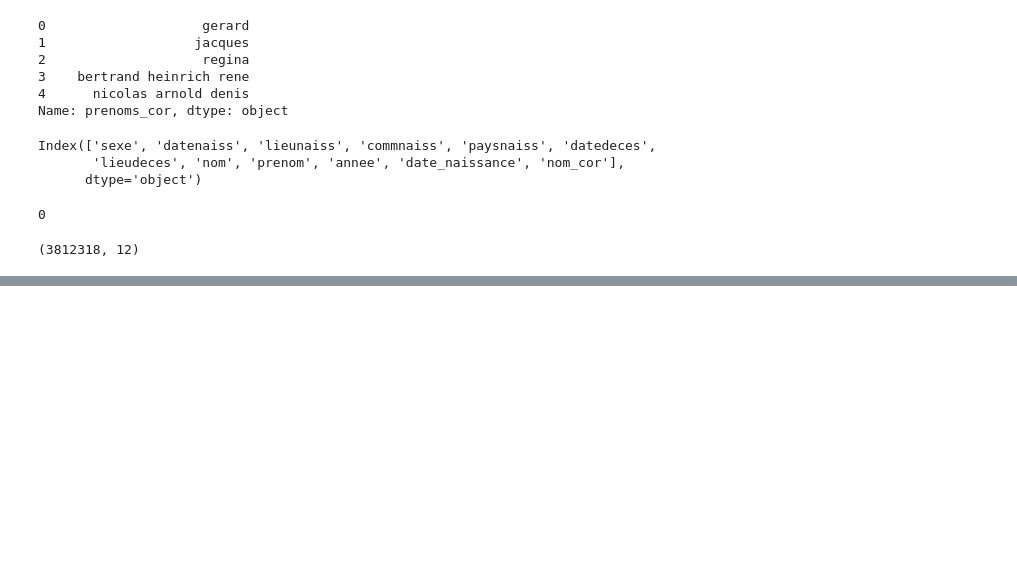
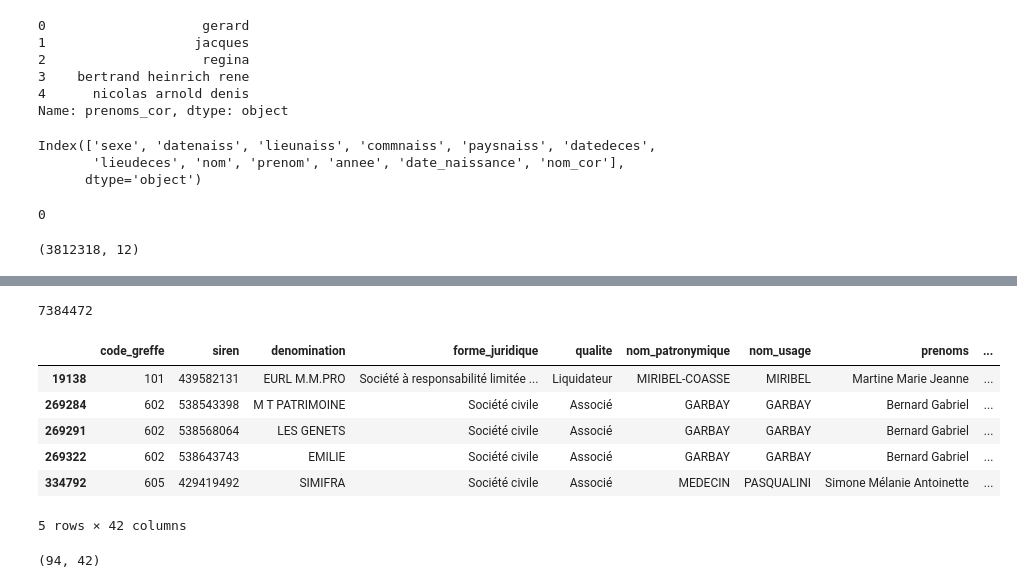
Before and after one commit to raphaeleadjerad/data_inpi, a Jupyter notebook: code/croisement_deces.ipynb, the cells around one changed output, grey strips where cells are left out. Cells and saved outputs as stored; diff of their text form; code cells hidden in the pictures; blank space fills up the shorter version.

Commit message:
test du merge avec les données de deces

```diff
--- a/code/croisement_deces.ipynb
+++ b/code/croisement_deces.ipynb
@@ -307,0 +321,5 @@ deces.shape # 3812318
+# %%
+deces = deces.rename({"lieunaiss" : "code_commune_nais", "nom_cor" : "nom_usage_cor", "prenom": "prenoms_cor"}, axis=1)
+# %%
+df_rep_pm.loc[(df_rep_pm["nom_patronymique_cor"].isna() == False) & (df_rep_pm["nom_usage_cor"].isna()), 'nom_usage_cor'] = \
+    df_rep_pm.loc[(df_rep_pm["nom_patronymique_cor"].isna() == False) & (df_rep_pm["nom_usage_cor"].isna()), 'nom_patronymique_cor']
@@ -308,2 +335,2 @@ deces.shape # 3812318
 # %%
-test = pd.merge(df_rep_pm, deces, on=)
+test = pd.merge(df_rep_pm, deces, on=["date_naissance", "code_commune_nais", "nom_usage_cor", "prenoms_cor"], how="left")
@@ -309,0 +355,18 @@ test = pd.merge(df_rep_pm, deces, on=)
+# %%
+test["datedeces"].isna().sum()  # 7384472
+# %% [output]
+7384472
+# %%
+test.loc[test["datedeces"].isna() == False,:].head()
+# %% [output]
+|  | code_greffe | siren | denomination | forme_juridique | qualite | nom_patronymique | nom_usage | prenoms | ... |
+| 19138 | 101 | 439582131 | EURL M.M.PRO | Société à responsabilité limitée ... | Liquidateur | MIRIBEL-COASSE | MIRIBEL | Martine Marie Jeanne | ... |
+| 269284 | 602 | 538543398 | M T PATRIMOINE | Société civile | Associé | GARBAY | GARBAY | Bernard Gabriel | ... |
+| 269291 | 602 | 538568064 | LES GENETS | Société civile | Associé | GARBAY | GARBAY | Bernard Gabriel | ... |
+| 269322 | 602 | 538643743 | EMILIE | Société civile | Associé | GARBAY | GARBAY | Bernard Gabriel | ... |
+| 334792 | 605 | 429419492 | SIMIFRA | Société civile | Associé | MEDECIN | PASQUALINI | Simone Mélanie Antoinette | ... |
+5 rows × 42 columns
+# %%
+test.loc[test["datedeces"].isna() == False,:].shape # 94
+# %% [output]
+(94, 42)
```
Also changed, not shown: parts of 5 cells of this notebook.
